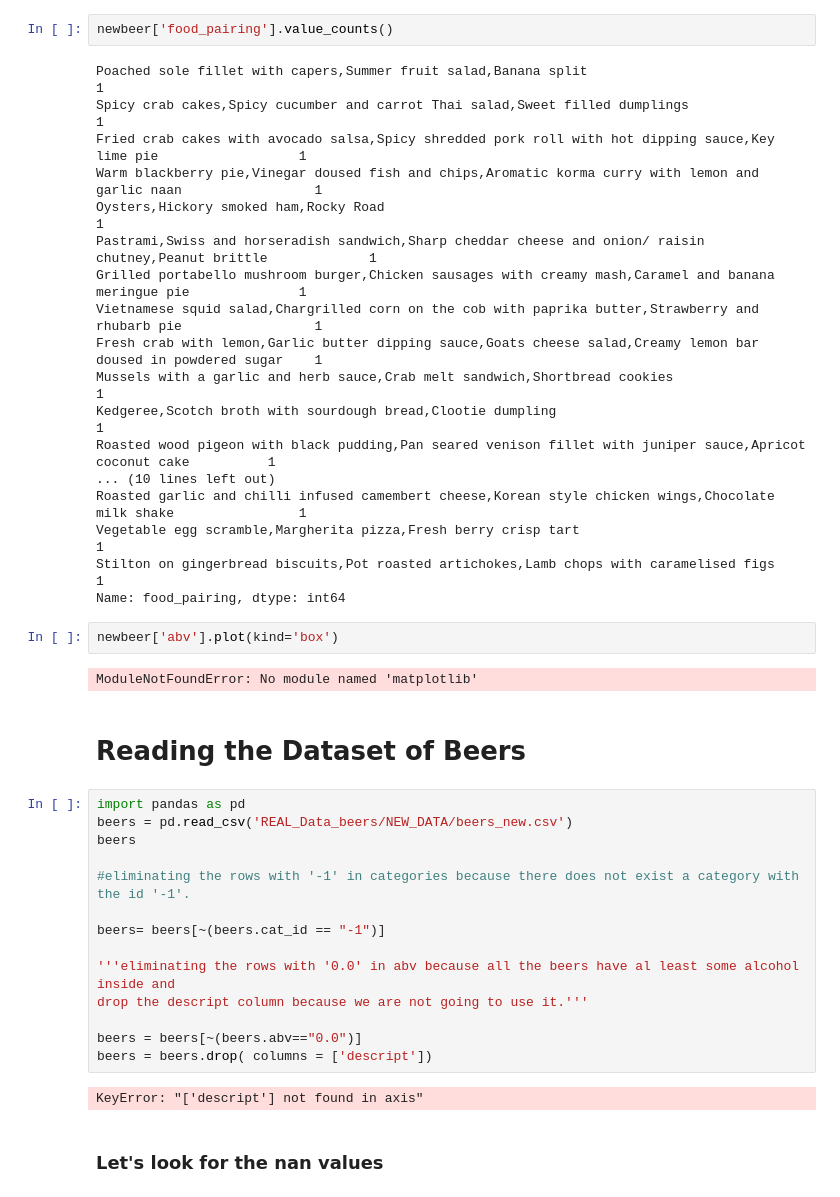
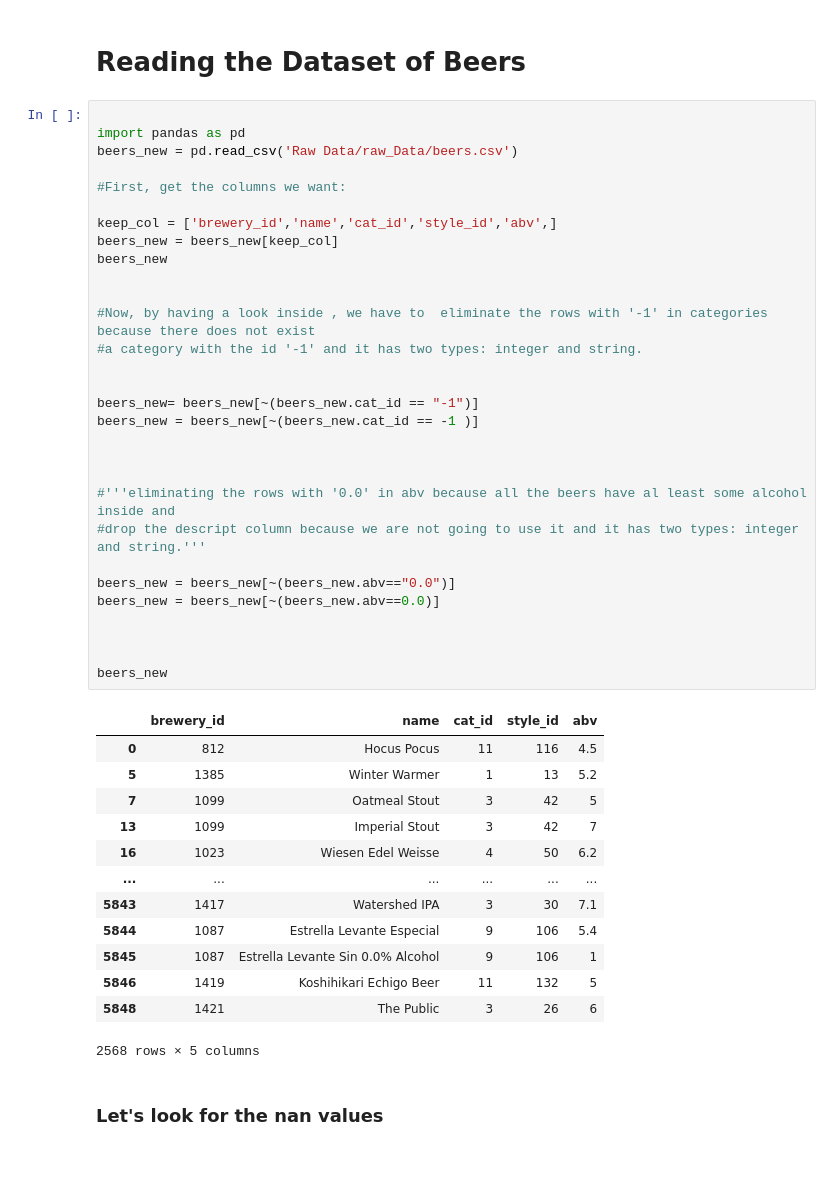
Before and after one commit to rubenmartinezlorente/Project-Week-3-Data-Thieves, a Jupyter notebook: your-project/DataCleaning.ipynb, the cells around one changed output. Saved outputs shown, nothing was run; the diff lists cells and outputs as text; blank space fills up the shorter version.

Commit message:
Adding change in DataCleane and file structure

```diff
--- a/your-project/DataCleaning.ipynb
+++ b/your-project/DataCleaning.ipynb
@@ -41,45 +3,49 @@ See the caveats in the documentation: http://pandas.pydata.org/pandas-docs/stabl
-# %%
-newbeer['food_pairing'].value_counts()
-# %% [output]
-Poached sole fillet with capers,Summer fruit salad,Banana split                                                   1
-Spicy crab cakes,Spicy cucumber and carrot Thai salad,Sweet filled dumplings                                      1
-Fried crab cakes with avocado salsa,Spicy shredded pork roll with hot dipping sauce,Key lime pie                  1
-Warm blackberry pie,Vinegar doused fish and chips,Aromatic korma curry with lemon and garlic naan                 1
-Oysters,Hickory smoked ham,Rocky Road                                                                             1
-Pastrami,Swiss and horseradish sandwich,Sharp cheddar cheese and onion/ raisin chutney,Peanut brittle             1
-Grilled portabello mushroom burger,Chicken sausages with creamy mash,Caramel and banana meringue pie              1
-Vietnamese squid salad,Chargrilled corn on the cob with paprika butter,Strawberry and rhubarb pie                 1
-Fresh crab with lemon,Garlic butter dipping sauce,Goats cheese salad,Creamy lemon bar doused in powdered sugar    1
-Mussels with a garlic and herb sauce,Crab melt sandwich,Shortbread cookies                                        1
-Kedgeree,Scotch broth with sourdough bread,Clootie dumpling                                                       1
-Roasted wood pigeon with black pudding,Pan seared venison fillet with juniper sauce,Apricot coconut cake          1
-... (10 lines left out)
-Roasted garlic and chilli infused camembert cheese,Korean style chicken wings,Chocolate milk shake                1
-Vegetable egg scramble,Margherita pizza,Fresh berry crisp tart                                                    1
-Stilton on gingerbread biscuits,Pot roasted artichokes,Lamb chops with caramelised figs                           1
-Name: food_pairing, dtype: int64
-# %%
-newbeer['abv'].plot(kind='box')
-# %% [output]
-ModuleNotFoundError: No module named 'matplotlib'
 # %% [markdown]
 # Reading the Dataset of Beers
 # %%
+
 import pandas as pd
-beers = pd.read_csv('REAL_Data_beers/NEW_DATA/beers_new.csv')
-beers
+beers_new = pd.read_csv('Raw Data/raw_Data/beers.csv')
 
-#eliminating the rows with '-1' in categories because there does not exist a category with the id '-1'.
+#First, get the columns we want:
 
-beers= beers[~(beers.cat_id == "-1")]
+keep_col = ['brewery_id','name','cat_id','style_id','abv',]
+beers_new = beers_new[keep_col]
+beers_new
 
-'''eliminating the rows with '0.0' in abv because all the beers have al least some alcohol inside and
-drop the descript column because we are not going to use it.'''
 
-beers = beers[~(beers.abv=="0.0")]
-beers = beers.drop( columns = ['descript'])
+#Now, by having a look inside , we have to  eliminate the rows with '-1' in categories because there does not exist
+#a category with the id '-1' and it has two types: integer and string.
+
+
+beers_new= beers_new[~(beers_new.cat_id == "-1")]
+beers_new = beers_new[~(beers_new.cat_id == -1 )]
+
+
+
+#'''eliminating the rows with '0.0' in abv because all the beers have al least some alcohol inside and
+#drop the descript column because we are not going to use it and it has two types: integer and string.'''
+
+beers_new = beers_new[~(beers_new.abv=="0.0")]
+beers_new = beers_new[~(beers_new.abv==0.0)]
+
+
+
+beers_new
 # %% [output]
+|  | brewery_id | name | cat_id | style_id | abv |
+| 0 | 812 | Hocus Pocus | 11 | 116 | 4.5 |
+| 5 | 1385 | Winter Warmer | 1 | 13 | 5.2 |
+| 7 | 1099 | Oatmeal Stout | 3 | 42 | 5 |
+| 13 | 1099 | Imperial Stout | 3 | 42 | 7 |
+| 16 | 1023 | Wiesen Edel Weisse | 4 | 50 | 6.2 |
+| ... | ... | ... | ... | ... | ... |
+| 5843 | 1417 | Watershed IPA | 3 | 30 | 7.1 |
+| 5844 | 1087 | Estrella Levante Especial | 9 | 106 | 5.4 |
+| 5845 | 1087 | Estrella Levante Sin 0.0% Alcohol | 9 | 106 | 1 |
+| 5846 | 1419 | Koshihikari Echigo Beer | 11 | 132 | 5 |
+| 5848 | 1421 | The Public | 3 | 26 | 6 |
-KeyError: "['descript'] not found in axis"
+2568 rows × 5 columns
 # %% [markdown]
 ### Let's look for the nan values
 # %%
```
Also changed, not shown: parts of 39 cells of this notebook, 20 other files.
